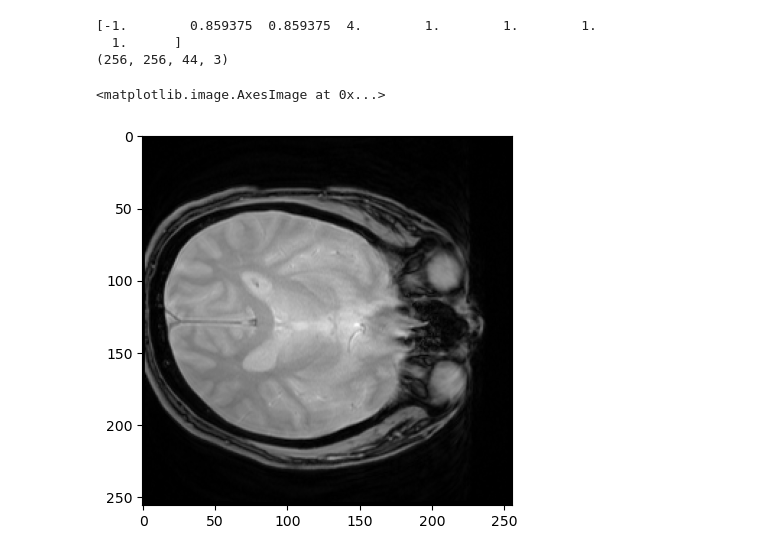
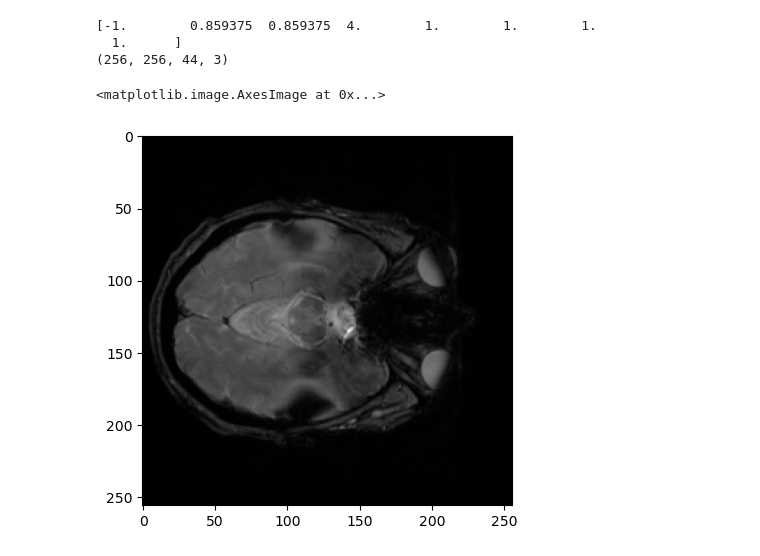
Before and after one commit to greenyjwk/VALDO_brain_MRI_dataset_preprocessing, a Jupyter notebook: misc/EDA_mayo/EDA_NIFTI.ipynb, the cells around one changed output. Saved outputs shown, nothing was run; the diff lists cells and outputs as text; code cells hidden in the pictures.

```diff
--- a/misc/EDA_mayo/EDA_NIFTI.ipynb
+++ b/misc/EDA_mayo/EDA_NIFTI.ipynb
@@ -12,6 +17,6 @@ sub_root ="mayo_resampled_correctly_resampled"
 # %%
-img_path = f"/media/Datacenter_storage/Ji/brain_mri_valdo_mayo/{sub_root}/{mrn}/3D_SAG_T1_MPRAGE_1MM_{mrn}.nii.gz"
-img = nib.load(img_path)
+img_path1 = f"/media/Datacenter_storage/Ji/brain_mri_valdo_mayo/{sub_root}/{mrn}/3D_SAG_T1_MPRAGE_1MM_{mrn}.nii.gz"
+img = nib.load(img_path1)
 header=img.header
 print(header['pixdim'])
 
@@ -28,6 +32,6 @@ plt.imshow(img[:, :, slice], cmap='gray')
 # %%
-img_path = f"/media/Datacenter_storage/Ji/brain_mri_valdo_mayo/{sub_root}/{mrn}/SAG_3D_T2_SPACE_{mrn}.nii.gz"
-img = nib.load(img_path)
+img_path2 = f"/media/Datacenter_storage/Ji/brain_mri_valdo_mayo/{sub_root}/{mrn}/SAG_3D_T2_SPACE_{mrn}.nii.gz"
+img = nib.load(img_path2)
 header=img.header
 print(header['pixdim'])
 img = img.get_fdata()
@@ -42,14 +45,14 @@ plt.imshow(img[:, :, slice], cmap='gray')
 # %%
-img_path = f"/media/Datacenter_storage/Ji/brain_mri_valdo_mayo/{sub_root}/{mrn}/Axial_3TE_T2_STAR_{mrn}.nii.gz"
-img = nib.load(img_path)
+img_path3 = f"/media/Datacenter_storage/Ji/brain_mri_valdo_mayo/{sub_root}/{mrn}/Axial_3TE_T2_STAR_{mrn}.nii.gz"
+img = nib.load(img_path3)
 header=img.header
 print(header['pixdim'])
 img = img.get_fdata()
 print(img.shape)
-plt.imshow(img[:, :, slice, 0], cmap='gray')
+plt.imshow(img[:, :, slice,2], cmap='gray')
 # %% [output]
 [-1.        0.859375  0.859375  4.        1.        1.        1.
   1.      ]
 (256, 256, 44, 3)
 <matplotlib.image.AxesImage at 0x...>
-[figure, old version]
+[figure, new version]
```
Also changed, not shown: parts of 5 cells of this notebook, 15 other files.
